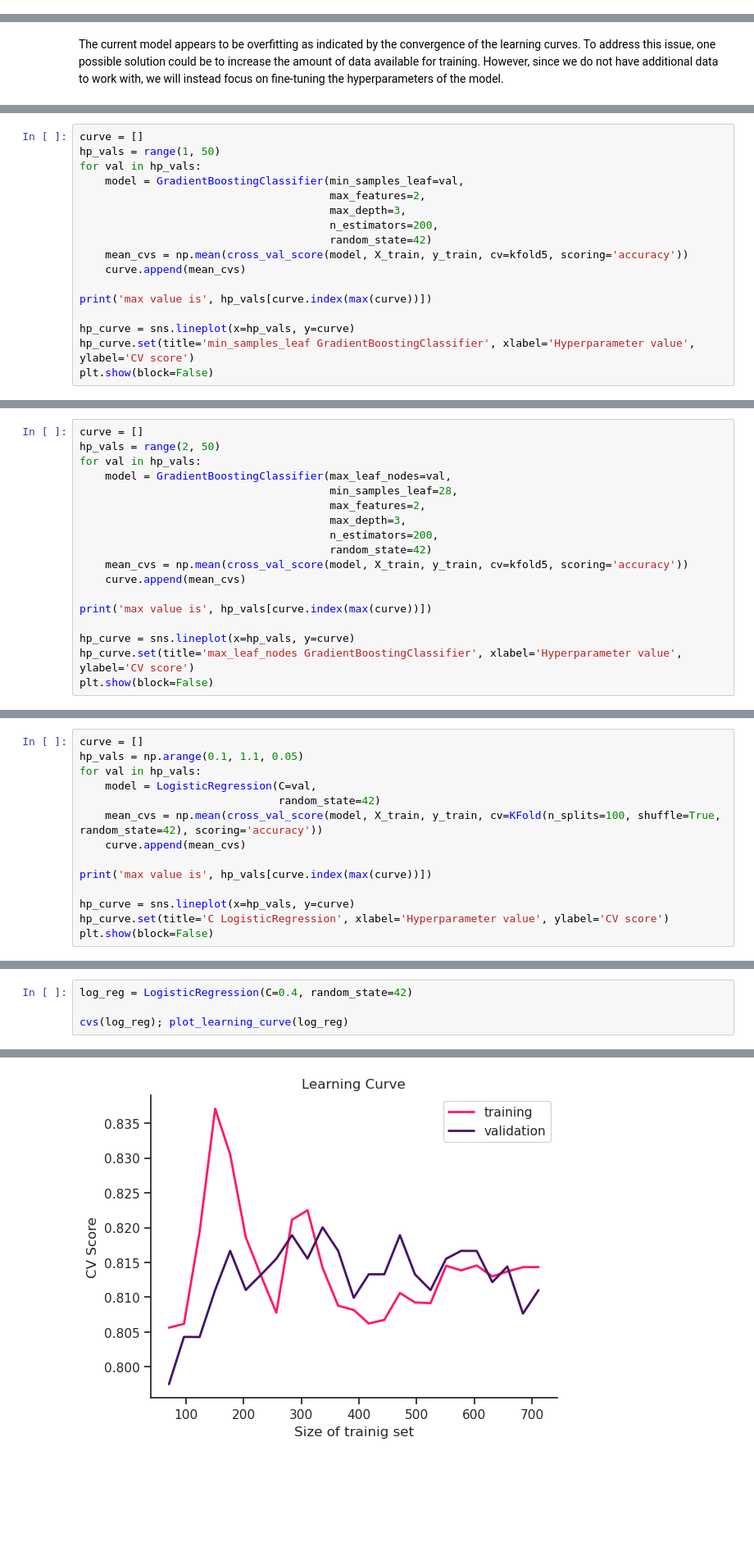
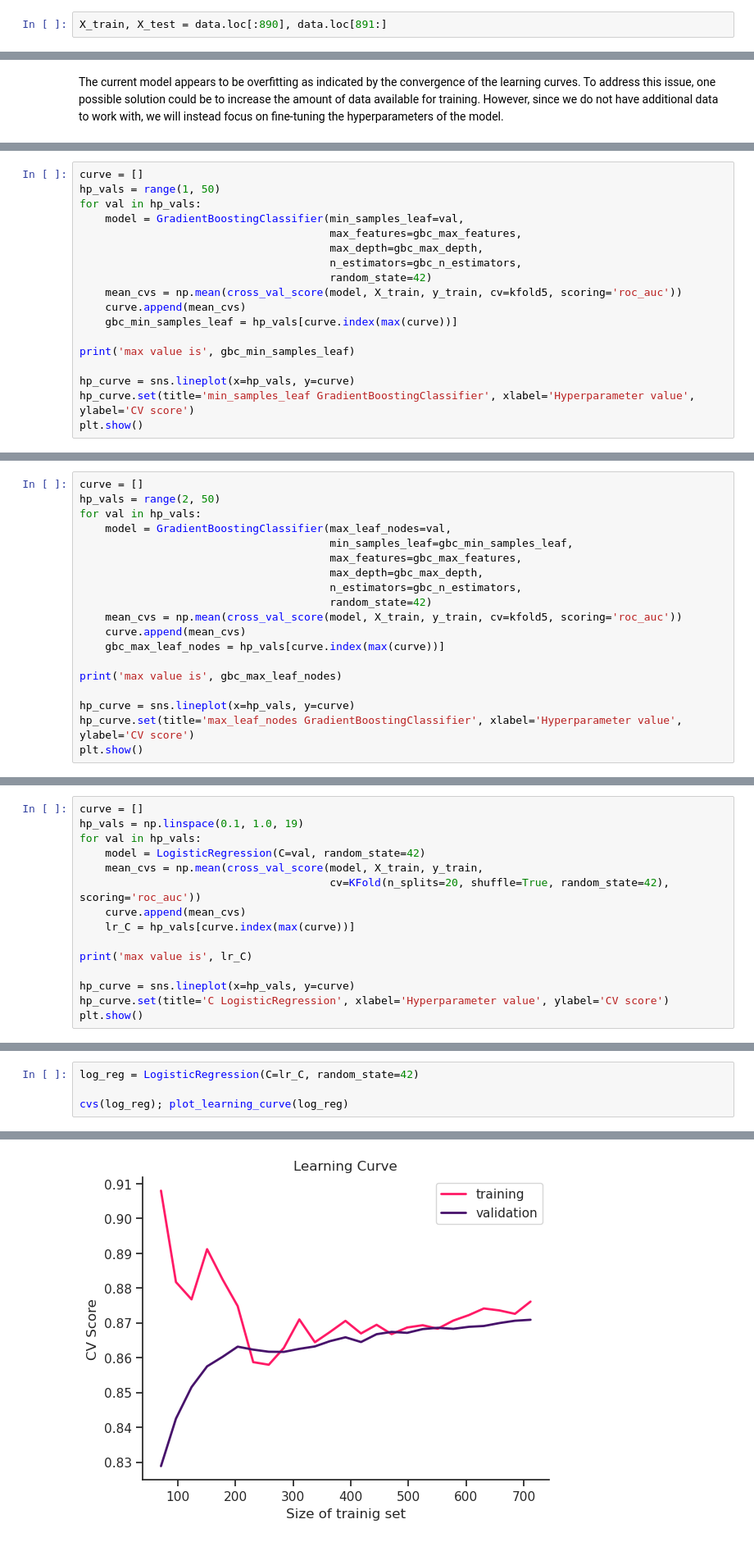
Before and after one commit to 0xkerem/Data_Science, a Jupyter notebook: Classification/Kaggle_Titanic_Machine_Learning_from_Disaster.ipynb, the cells around one changed output, grey strips where cells are left out. Shown at 82% size. Drawn from its saved outputs; the diff is of its cells as text; blank space fills up the shorter version.

```diff
--- a/Classification/Kaggle_Titanic_Machine_Learning_from_Disaster.ipynb
+++ b/Classification/Kaggle_Titanic_Machine_Learning_from_Disaster.ipynb
@@ -257,0 +742,2 @@ X_test = pd.DataFrame(imputer.fit_transform(X_test), columns=X_test.columns)
+# %%
+X_train, X_test = data.loc[:890], data.loc[891:]
@@ -863,16 +1389,17 @@ curve = []
 hp_vals = range(1, 50)
 for val in hp_vals:
     model = GradientBoostingClassifier(min_samples_leaf=val,
-                                       max_features=2,
-                                       max_depth=3,
-                                       n_estimators=200,
+                                       max_features=gbc_max_features,
+                                       max_depth=gbc_max_depth,
+                                       n_estimators=gbc_n_estimators,
                                        random_state=42)
-    mean_cvs = np.mean(cross_val_score(model, X_train, y_train, cv=kfold5, scoring='accuracy'))
+    mean_cvs = np.mean(cross_val_score(model, X_train, y_train, cv=kfold5, scoring='roc_auc'))
     curve.append(mean_cvs)
+    gbc_min_samples_leaf = hp_vals[curve.index(max(curve))]
 
-print('max value is', hp_vals[curve.index(max(curve))])
+print('max value is', gbc_min_samples_leaf)
 
 hp_curve = sns.lineplot(x=hp_vals, y=curve)
 hp_curve.set(title='min_samples_leaf GradientBoostingClassifier', xlabel='Hyperparameter value', ylabel='CV score')
-plt.show(block=False)
+plt.show()
 # %% [output]
@@ -883,17 +1410,18 @@ curve = []
 hp_vals = range(2, 50)
 for val in hp_vals:
     model = GradientBoostingClassifier(max_leaf_nodes=val,
-                                       min_samples_leaf=28,
-                                       max_features=2,
-                                       max_depth=3,
-                                       n_estimators=200,
+                                       min_samples_leaf=gbc_min_samples_leaf,
+                                       max_features=gbc_max_features,
+                                       max_depth=gbc_max_depth,
+                                       n_estimators=gbc_n_estimators,
                                        random_state=42)
-    mean_cvs = np.mean(cross_val_score(model, X_train, y_train, cv=kfold5, scoring='accuracy'))
+    mean_cvs = np.mean(cross_val_score(model, X_train, y_train, cv=kfold5, scoring='roc_auc'))
     curve.append(mean_cvs)
+    gbc_max_leaf_nodes = hp_vals[curve.index(max(curve))]
 
-print('max value is', hp_vals[curve.index(max(curve))])
+print('max value is', gbc_max_leaf_nodes)
 
 hp_curve = sns.lineplot(x=hp_vals, y=curve)
 hp_curve.set(title='max_leaf_nodes GradientBoostingClassifier', xlabel='Hyperparameter value', ylabel='CV score')
-plt.show(block=False)
+plt.show()
 # %% [output]
@@ -939,15 +1467,16 @@ dtype: float64
 # %%
 curve = []
-hp_vals = np.arange(0.1, 1.1, 0.05)
+hp_vals = np.linspace(0.1, 1.0, 19)
 for val in hp_vals:
-    model = LogisticRegression(C=val,
-                               random_state=42)
-    mean_cvs = np.mean(cross_val_score(model, X_train, y_train, cv=KFold(n_splits=100, shuffle=True, random_state=42), scoring='accuracy'))
+    model = LogisticRegression(C=val, random_state=42)
+    mean_cvs = np.mean(cross_val_score(model, X_train, y_train,
+                                       cv=KFold(n_splits=20, shuffle=True, random_state=42), scoring='roc_auc'))
     curve.append(mean_cvs)
+    lr_C = hp_vals[curve.index(max(curve))]
 
-print('max value is', hp_vals[curve.index(max(curve))])
+print('max value is', lr_C)
 
 hp_curve = sns.lineplot(x=hp_vals, y=curve)
 hp_curve.set(title='C LogisticRegression', xlabel='Hyperparameter value', ylabel='CV score')
-plt.show(block=False)
+plt.show()
 # %% [output]
@@ -956,5 +1485,5 @@ max value is 0.40000000000000013
 # %%
-log_reg = LogisticRegression(C=0.4, random_state=42)
+log_reg = LogisticRegression(C=lr_C, random_state=42)
 
 cvs(log_reg); plot_learning_curve(log_reg)
 # %% [output]
@@ -969,3 +1498,3 @@ max       0.865169
 dtype: float64
-[figure, old version]
+[figure, new version]
 # %% [markdown]
```
Also changed, not shown: parts of 172 cells of this notebook.
